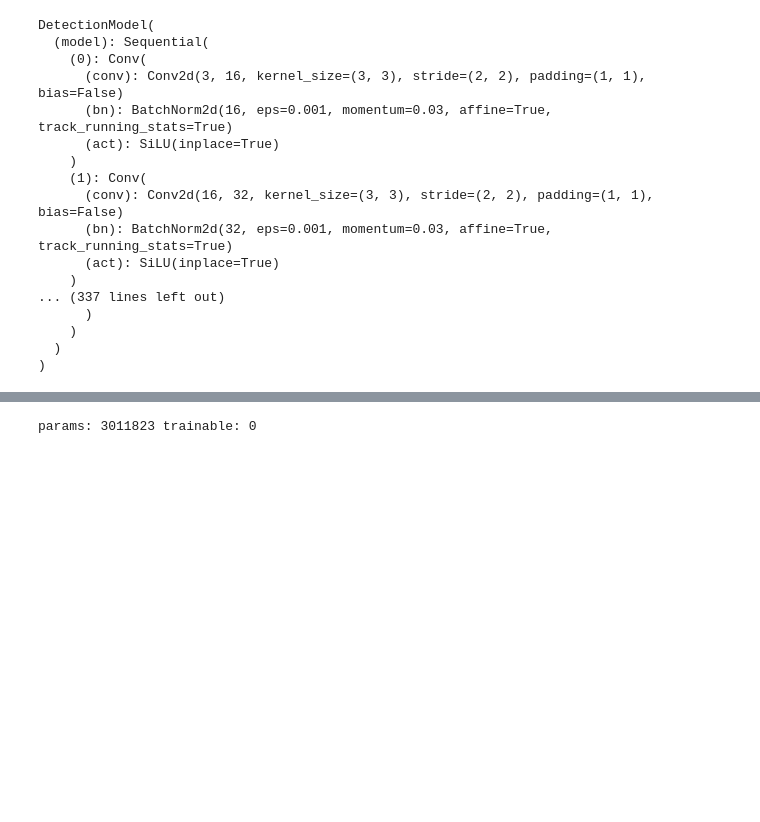
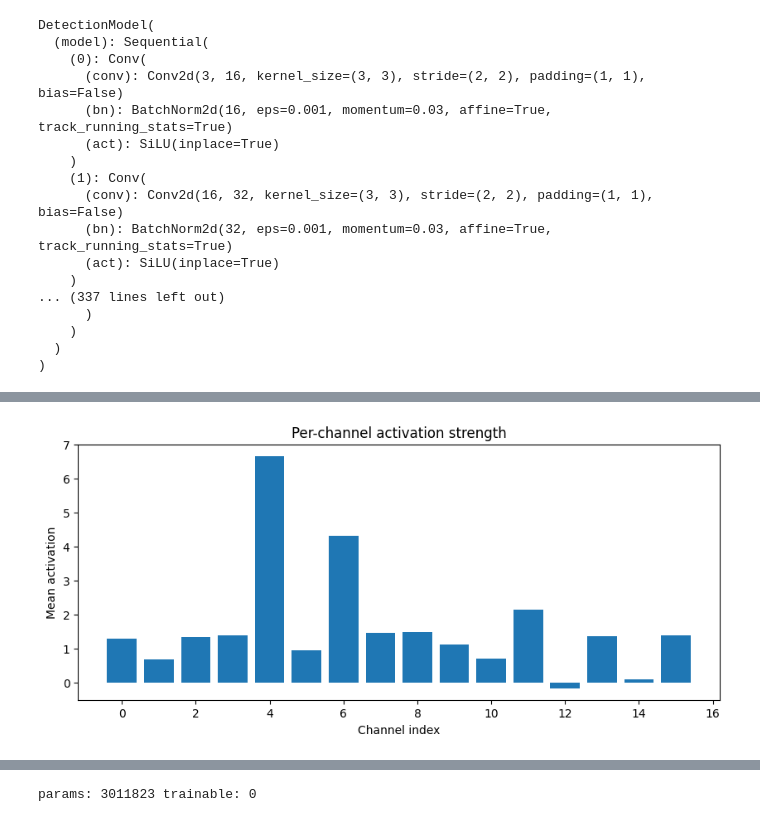
Before and after one commit to HelBuk/Thesis_Compiler_Aware_Model_Optimization_2026, a Jupyter notebook: thesis2026-project/notebooks/miscellaneous.ipynb, the cells around one changed output, grey strips where cells are left out. Saved outputs shown, nothing was run; the diff lists cells and outputs as text; code cells hidden in the pictures; blank space fills up the shorter version.

```diff
--- a/thesis2026-project/notebooks/miscellaneous.ipynb
+++ b/thesis2026-project/notebooks/miscellaneous.ipynb
@@ -35,0 +134,14 @@ DetectionModel(
+# %%
+import matplotlib.pyplot as plt
+
+# compute per-channel mean
+channel_mean = x.mean(dim=(1, 2)).cpu().numpy()
+
+plt.figure(figsize=(10, 4))
+plt.bar(range(len(channel_mean)), channel_mean)
+plt.xlabel("Channel index")
+plt.ylabel("Mean activation")
+plt.title("Per-channel activation strength")
+plt.show()
+# %% [output]
+[figure, added]
```
Also changed, not shown: parts of 12 cells of this notebook, 27 other files.
